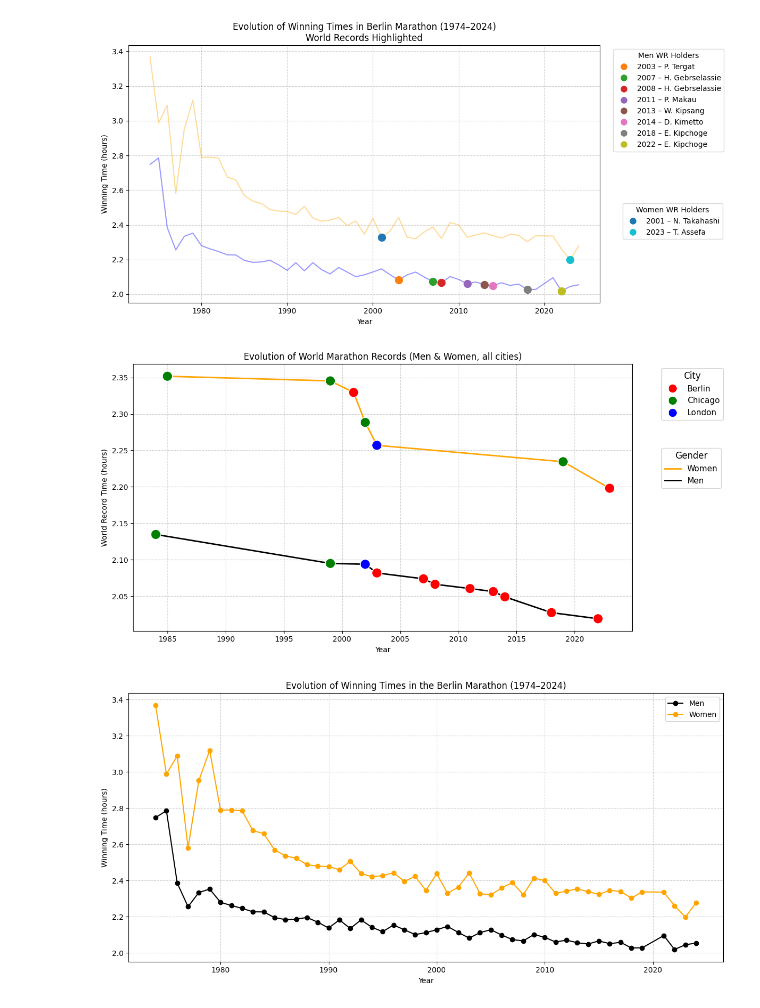
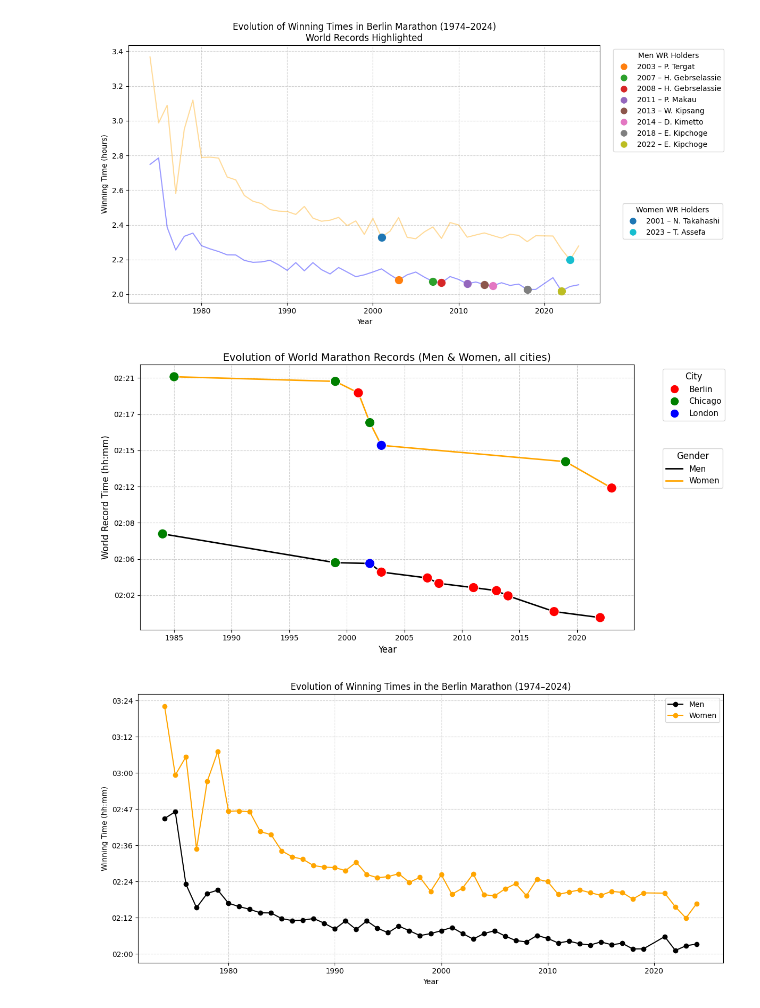
Before and after one commit to jomachase/first_project, a Jupyter notebook: notebooks/Rafael.ipynb, the cells around one changed output. Saved outputs shown, nothing was run; the diff lists cells and outputs as text; code cells hidden in the pictures.

Commit message:
Update the time on the charts

```diff
--- a/notebooks/Rafael.ipynb
+++ b/notebooks/Rafael.ipynb
@@ -283,7 +286,11 @@ records = [
 df_wr = pd.DataFrame(records)
 
 # Convert times to hours
-df_wr["Time"] = pd.to_timedelta(df_wr["Time"]).dt.total_seconds()/3600
+def hms_to_hours(hms):
+    h, m, s = map(int, hms.split(":"))
+    return h + m/60 + s/3600
+
+df_wr["Time"] = df_wr["Time"].apply(hms_to_hours)
 
 # Color by city
 city_colors = {"Berlin":"red","Chicago":"green","London":"blue"}
@@ -292,22 +299,30 @@ plt.figure(figsize=(12,6))
 
 # Men
 men = df_wr[df_wr["Gender"]=="Men"].sort_values("Year")
-plt.plot(men["Year"], men["Time"], color="black", linestyle="-", lw=2, label="Men WRs")
+plt.plot(men["Year"], men["Time"], color="black", linestyle="-", lw=2)
 plt.scatter(men["Year"], men["Time"],
             c=men["City"].map(city_colors),
             s=180, marker="o", edgecolor="white", zorder=5)
 
 # Women
 women = df_wr[df_wr["Gender"]=="Women"].sort_values("Year")
-plt.plot(women["Year"], women["Time"], color="orange", linestyle="-", lw=2, label="Women WRs")
+plt.plot(women["Year"], women["Time"], color="orange", linestyle="-", lw=2)
 plt.scatter(women["Year"], women["Time"],
             c=women["City"].map(city_colors),
             s=180, marker="o", edgecolor="white", zorder=5)
 
+# Format Y-axis as HH:MM
+def hours_to_hhmm(x, pos):
+    h = int(x)
+    m = int((x - h) * 60)
+    return f"{h:02d}:{m:02d}"
+
+plt.gca().yaxis.set_major_formatter(FuncFormatter(hours_to_hhmm))
+
 # Títles and labels
-plt.xlabel("Year")
-plt.ylabel("World Record Time (hours)")
-plt.title("Evolution of World Marathon Records (Men & Women, all cities)")
+plt.xlabel("Year", fontsize=12)
+plt.ylabel("World Record Time (hh:mm)", fontsize=12)
+plt.title("Evolution of World Marathon Records (Men & Women, all cities)", fontsize=14)
 
 # City legend
 city_handles = [
@@ -319,8 +334,8 @@ legend1 = plt.legend(handles=city_handles, title="City", bbox_to_anchor=(1.05,1)
 
 # Men/Women legend
 gender_handles = [
+    Line2D([0],[0], color="black", lw=2, label="Men"),
     Line2D([0],[0], color="orange", lw=2, label="Women"),
-    Line2D([0],[0], color="black", lw=2, label="Men"),
 ]
 legend2 = plt.legend(handles=gender_handles, title="Gender", bbox_to_anchor=(1.05,0.7), loc="upper left",
                      fontsize=11, title_fontsize=12)
@@ -331,31 +346,45 @@ plt.grid(True, linestyle="--", alpha=0.6)
 plt.tight_layout()
 plt.show()
 # %% [output]
-[figure, old version]
+[figure, new version]
 # %%
-# =============
+# ==========
 
 # Load dataframe
 df = pd.read_csv(config['input_data']['marathon_winners'])
 
 # Convert times to timedelta
 df["MEN_TIME"] = pd.to_timedelta(df["MEN_TIME"], errors="coerce")
 df["WOMEN_TIME"] = pd.to_timedelta(df["WOMEN_TIME"], errors="coerce")
 
+# Convert times to hours (decimal)
+df["MEN_HOURS"] = df["MEN_TIME"].dt.total_seconds() / 3600
+df["WOMEN_HOURS"] = df["WOMEN_TIME"].dt.total_seconds() / 3600
+
+# Custom formatter for hh:mm on Y axis
+def hours_to_hhmm(x, pos):
+    h = int(x)
+    m = int((x - h) * 60)
+    return f"{h:02d}:{m:02d}"
+
 # Make a Plot
 plt.figure(figsize=(12,6))
-plt.plot(df["YEAR"], df["MEN_TIME"].dt.total_seconds()/3600, label="Men", marker="o", color="black")
-plt.plot(df["YEAR"], df["WOMEN_TIME"].dt.total_seconds()/3600, label="Women", marker="o", color="orange")
+plt.plot(df["YEAR"], df["MEN_HOURS"], label="Men", marker="o", color="black")
+plt.plot(df["YEAR"], df["WOMEN_HOURS"], label="Women", marker="o", color="orange")
 
 plt.xlabel("Year")
-plt.ylabel("Winning Time (hours)")
+plt.ylabel("Winning Time (hh:mm)")  # Updated label
 plt.title("Evolution of Winning Times in the Berlin Marathon (1974–2024)")
 plt.legend()
+
+# Apply formatter to Y axis
+plt.gca().yaxis.set_major_formatter(FuncFormatter(hours_to_hhmm))
+
 plt.grid(True, linestyle="--", alpha=0.6)
 plt.tight_layout()
 plt.show()
 # %% [output]
-[figure, old version]
+[figure, new version]
 # %%
 # How have winning times evolved in the Berlin Marathon from 1974 to 2024?
 
```
Also changed, not shown: parts of 1 cell of this notebook, 1 other file.
